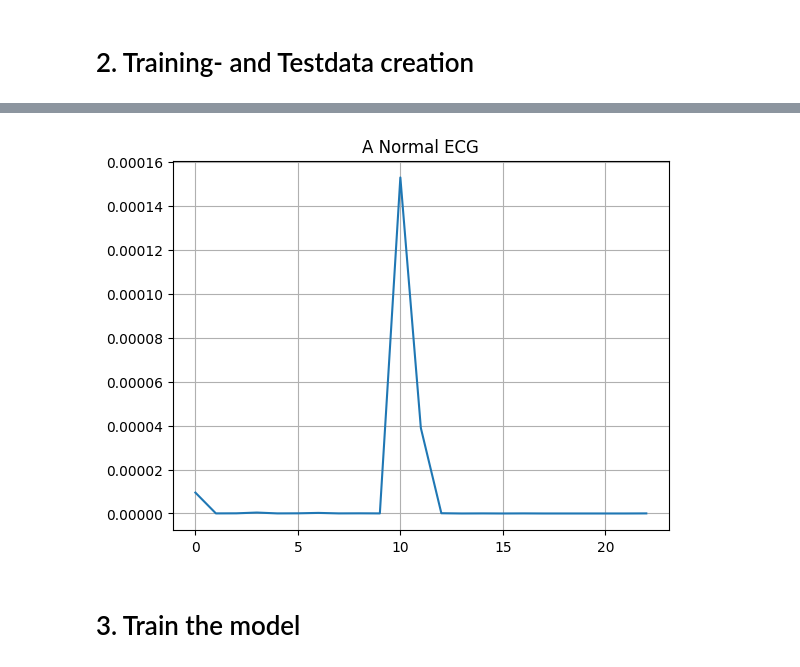
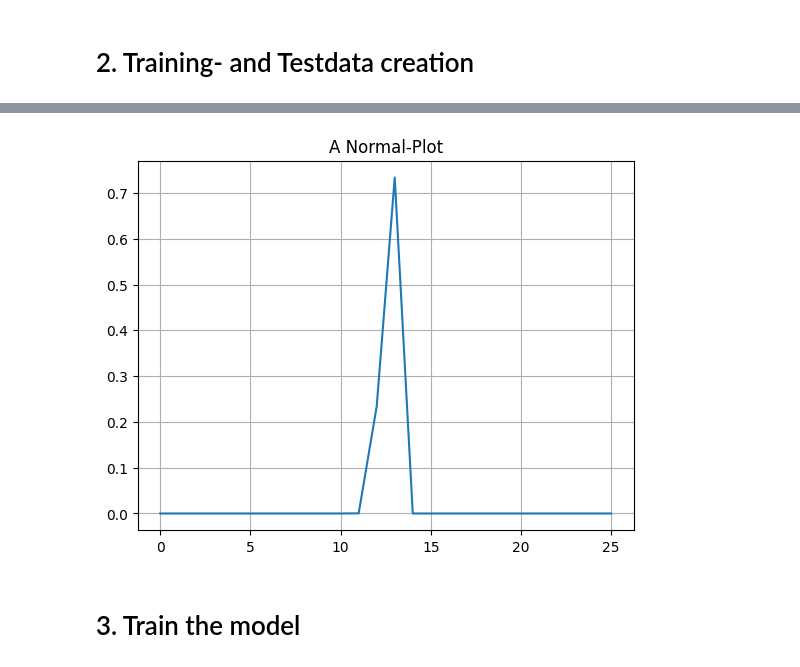
Before and after one commit to aKravtschenko/DEEPL-Autoencoder, a Jupyter notebook: main.ipynb, the cells around one changed output, grey strips where cells are left out. Drawn from its saved outputs; the diff is of its cells as text; code cells hidden in the pictures.

```diff
--- a/main.ipynb
+++ b/main.ipynb
@@ -331,2 +505,4 @@ memory usage: 7.4 MB
 # %% [markdown]
 # 2. Training- and Testdata creation
+# %%
+NUMBER_OF_CLASSES = 26
@@ -332,0 +531,4 @@ memory usage: 7.4 MB
+# %%
+# DataFrame für Normal (Label=0) erstellen
+normal_df = encoded_dataframe[encoded_dataframe['label'] == 0]
+anomaly_df = encoded_dataframe[encoded_dataframe['label'] == 1]
@@ -332,0 +565,3 @@ memory usage: 7.4 MB
+# %%
+normal_df = normal_df.copy()
+normal_df['label'] = 1 - normal_df['label']
@@ -333,3 +591,9 @@ memory usage: 7.4 MB
 # %%
 raw_data = encoded_dataframe.values
+# %%
+data = normal_df.values[:, 1:]
+labels = normal_df.values[:, 0]
+
+a_data = anomaly_df.values[:, 1:]
+a_labels = anomaly_df.values[:, 0]
 # %%
@@ -364,10 +650,10 @@ anomalous_test_data = test_data[~test_labels]
 # %%
 plt.grid()
-plt.plot(np.arange(23), normal_train_data[0])
-plt.title("A Normal ECG")
+plt.plot(np.arange(NUMBER_OF_CLASSES), normal_train_data[0])
+plt.title("A Normal-Plot")
 plt.show()
 # %% [output]
-[figure, old version]
+[figure, new version]
 # %% [markdown]
 # 3. Train the model
 # %%
```
Also changed, not shown: parts of 47 cells of this notebook.
